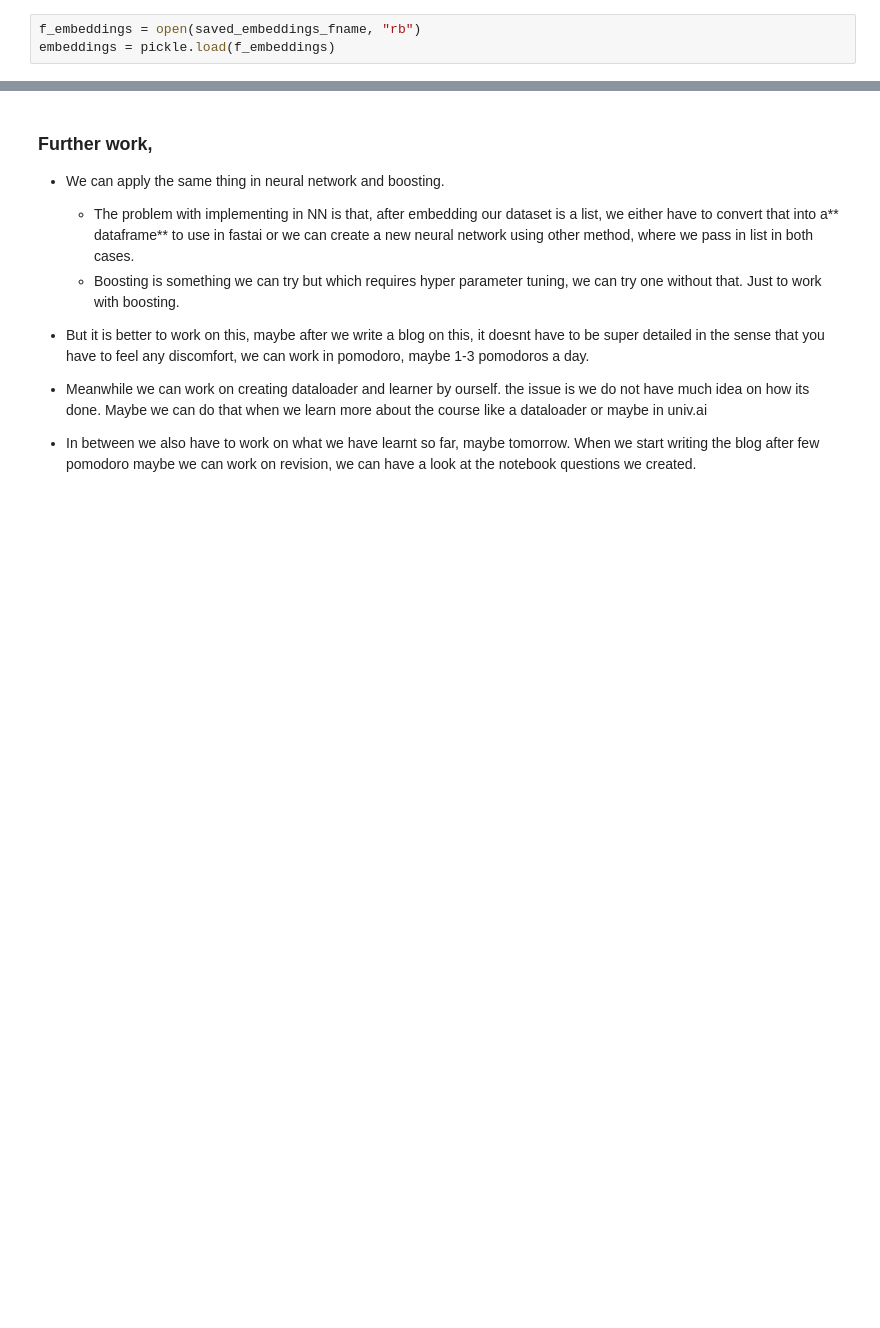
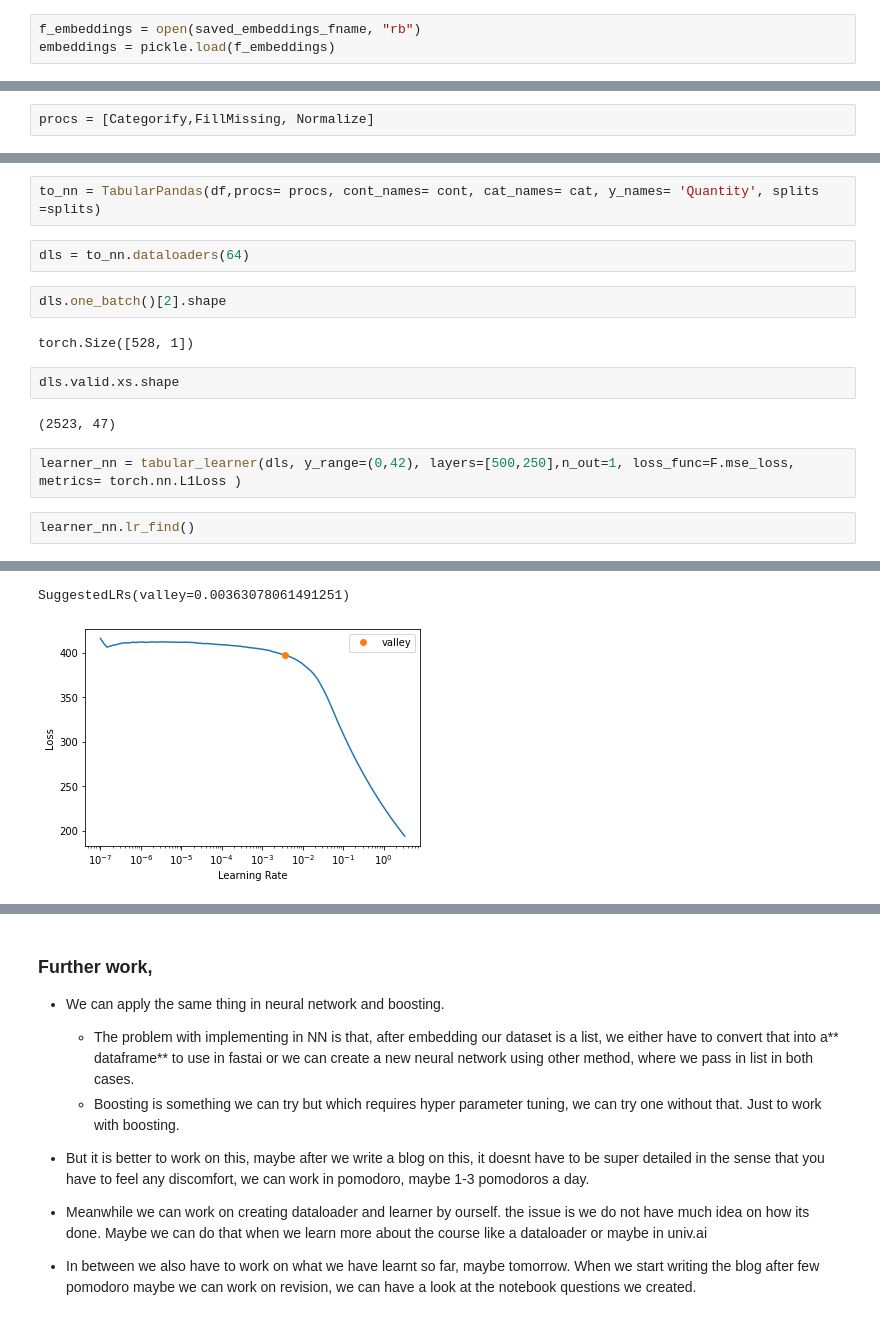
Before and after one commit to akshaypt7/amazon_sales_prediction, a Jupyter notebook: project_01_04_Using_entity_embeddings.ipynb, the cells around one changed output, grey strips where cells are left out. Drawn from its saved outputs; the diff is of its cells as text; blank space fills up the shorter version.

```diff
--- a/project_01_04_Using_entity_embeddings.ipynb
+++ b/project_01_04_Using_entity_embeddings.ipynb
@@ -211,0 +210,2 @@ class TabDataset():
+# %%
+procs = [Categorify,FillMissing, Normalize]
@@ -211,0 +216,17 @@ class TabDataset():
+# %%
+to_nn = TabularPandas(df,procs= procs, cont_names= cont, cat_names= cat, y_names= 'Quantity', splits =splits)
+# %%
+dls = to_nn.dataloaders(64)
+# %%
+dls.one_batch()[2].shape
+# %% [output]
+torch.Size([528, 1])
+# %%
+dls.valid.xs.shape
+# %% [output]
+(2523, 47)
+# %%
+learner_nn = tabular_learner(dls, y_range=(0,42), layers=[500,250],n_out=1, loss_func=F.mse_loss, metrics= torch.nn.L1Loss )
+# %%
+learner_nn.lr_find()
+# %% [output]
@@ -211,0 +234,2 @@ class TabDataset():
+SuggestedLRs(valley=0.00363078061491251)
+[figure, added]
```
Also changed, not shown: parts of 40 cells of this notebook.
